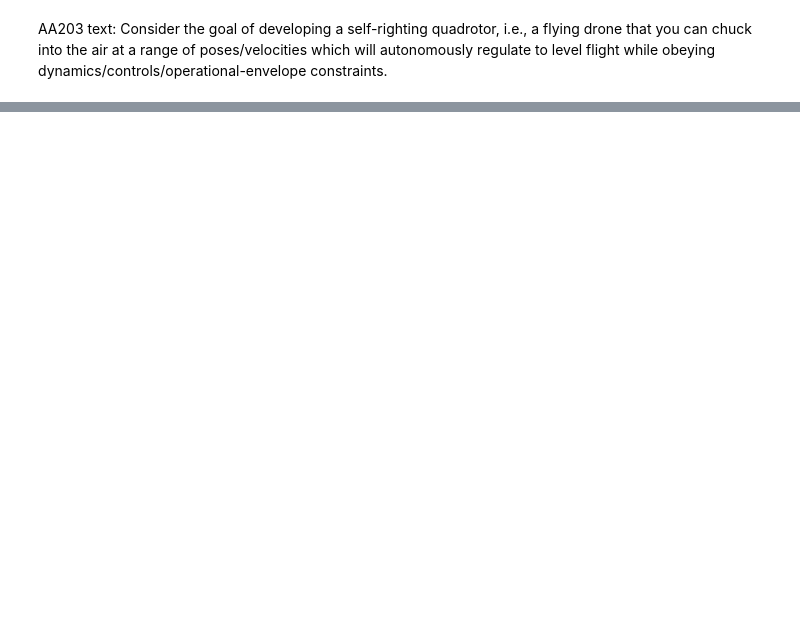
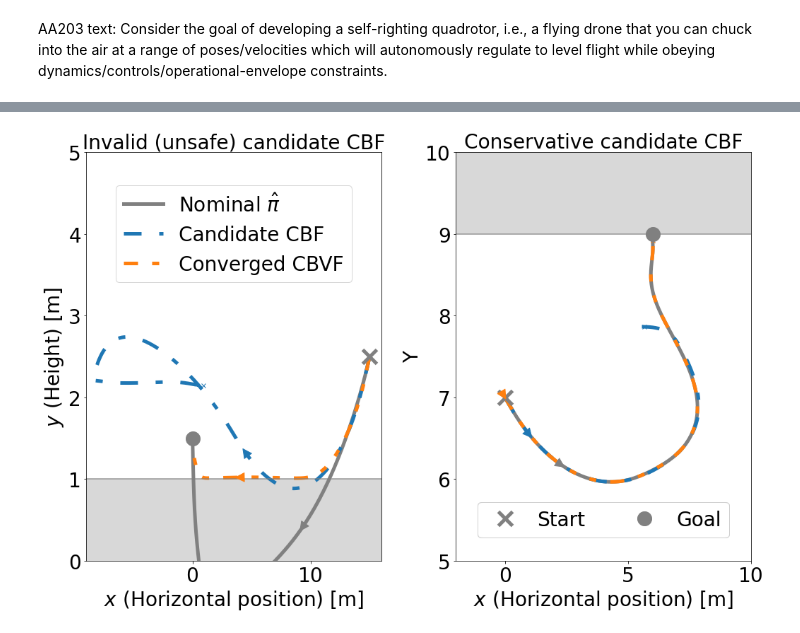
Before and after one commit to UCSD-SASLab/refineCBF, a Jupyter notebook: examples/quad_vertical.ipynb, the cells around one changed output, grey strips where cells are left out. Saved outputs shown, nothing was run; the diff lists cells and outputs as text; code cells hidden in the pictures; blank space fills up the shorter version.

```diff
--- a/examples/quad_vertical.ipynb
+++ b/examples/quad_vertical.ipynb
@@ -502,0 +264,4 @@ import matplotlib.animation as anim
+# %%
+extended_state_domain = hj.sets.Box(lo=jnp.array([-30, -8., 0., -8., -jnp.pi, -10.]),
+                                    hi=jnp.array([30., 8., 10., 8., jnp.pi, 10.]))
+extended_grid_resolution = (5, 5, 31, 25, 41, 25)
@@ -502,0 +272,4 @@ import matplotlib.animation as anim
+# %%
+extended_grid = grid.from_lattice_parameters_and_boundary_conditions(extended_state_domain,
+                                                                     extended_grid_resolution,
+                                                                     periodic_dims=4)
@@ -502,0 +386,83 @@ import matplotlib.animation as anim
+# %%
+exp = StateSpaceExperiment('quad', start_x=np.random.rand(6), x_indices=[0, 2], n_sims_per_start=1,
+                           t_sim=8)
+# %%
+colors = sns.color_palette("tab10")
+chosen_colors = [(0.5, 0.5, 0.5)]
+chosen_colors.append(colors[0])
+chosen_colors.append(colors[1])
+chosen_colors.append((0.1, 0.1, 0.1))
+chosen_colors.append((0.7, 0.7, 0.7))
+# %%
+params = {'axes.labelsize': 28,'axes.titlesize':28, 'font.size': 28, 'legend.fontsize': 28, 'xtick.labelsize': 28, 'ytick.labelsize': 28,
+'lines.linewidth': 5}
+matplotlib.rcParams.update(params)
+fig, axs = plt.subplots(1, 2, figsize=(15,10))
+ax = axs[0]
+
+lim = -1
+exp.plot(extended_dyn, pd.read_csv('quad_2d/invalid_results.csv'), ax=ax, color=chosen_colors)
+x0 = np.array([15., -3., 2.5, -2., np.pi / 4, 1])
+x_goal = np.array([0., 0., 1.5, 0., 0., 0.])
+
+ax.lines[3].set_linestyle((0, (5, 5, 2, 5)))
+ax.lines[6].set_dashes([4, 4, 2, 4, 2, 4])
+l1 = ax.plot(x0[0], x0[2], 'x', markersize=20, mew=5, color='grey')
+
+l2 = ax.plot(x_goal[0], x_goal[2], 'o', markersize=20, color='grey')
+
+miscs = [l1, l2]
+new_vals_broadcast = np.repeat(np.repeat(safe_values[np.newaxis, ...], 5, axis=0)[np.newaxis, ...], 5, axis=0)
+cs = ax.contourf(extended_grid.coordinate_vectors[0], extended_grid.coordinate_vectors[2],
+                 new_vals_broadcast[:, 2, :, 13, 20, 13].T, levels=[-100, 0],
+                 colors='grey', alpha=.3)
+cs = ax.contour(extended_grid.coordinate_vectors[0], extended_grid.coordinate_vectors[2],
+                new_vals_broadcast[:, 2, :, 13, 20, 13].T, levels=[0],
+                colors='grey', alpha=.6, linewidths=2)
+
+ax.set_ylim([0, 5])
+ax.set_xlim([-9,16])
+ax.set_xlabel('$x$ (Horizontal position) [m]')
+ax.set_ylabel('$y$ (Height) [m]')
+
+
+ax = axs[1]
+lim = -1
+exp.plot(extended_dyn, pd.read_csv("quad_2d/conservative_results.csv"), ax=ax,
+                 color=chosen_colors)
+ax.lines[3].set_linestyle((0, (5, 5, 2, 5)))
+ax.lines[6].set_dashes([4, 4, 2, 4, 2, 4])
+
+
+x0 = np.array([0., 4., 7., -2., -np.pi/4, 0.])
+x_goal = np.array([6., 0., 9., 0., 0., 0.])
+ax.plot()
+l1 = ax.plot(x0[0], x0[2], 'x', markersize=20, mew=5, color='grey')
+l2 = ax.plot(x_goal[0], x_goal[2], 'o', markersize=20, color='grey')
+
+miscs = [l1, l2]
+new_vals_broadcast = np.repeat(np.repeat(safe_values[np.newaxis, ...], 5, axis=0)[np.newaxis, ...], 5, axis=0)
+cs = ax.contourf(extended_grid.coordinate_vectors[0], extended_grid.coordinate_vectors[2],
+                 new_vals_broadcast[:, 2, :, 13, 20, 13].T, levels=[-100, 0],
+                 colors='grey', alpha=.3)
+ax.contour(extended_grid.coordinate_vectors[0], extended_grid.coordinate_vectors[2],
+           new_vals_broadcast[:, 2, :, 13, 20, 13].T, levels=[0],
+           colors='grey', alpha=.6, linewidths=2)
+
+ax.set_xlim([-2, 10])
+ax.set_ylim([5,10])
+ax.set_xlabel('$x$ (Horizontal position) [m]')
+
+fig.tight_layout()
+axs[0].set_title('Invalid (unsafe) candidate CBF')
+axs[1].set_title('Conservative candidate CBF')
+leg = axs[1].legend([misc[0] for misc in miscs], ['Start', 'Goal'],
+                    ncol=2, bbox_to_anchor=[.5, 0.1], loc='center', frameon=True, handletextpad=0.6)
+
+axs[0].legend(axs[0].lines[::3], ["Nominal $\hat \pi$", "Candidate CBF", "Converged CBVF"],
+              bbox_to_anchor=[.5, .8], ncol=1, columnspacing=1.5,
+              handletextpad=0.8, loc='center', frameon=True)
+axs[1].add_artist(leg)
+
+# plt.savefig("quad_trajectories.png", dpi=400, bbox_inches='tight')
+# %% [output]
@@ -502,0 +470 @@ import matplotlib.animation as anim
+[figure, added]
```
Also changed, not shown: parts of 93 cells of this notebook, 3 other files.
